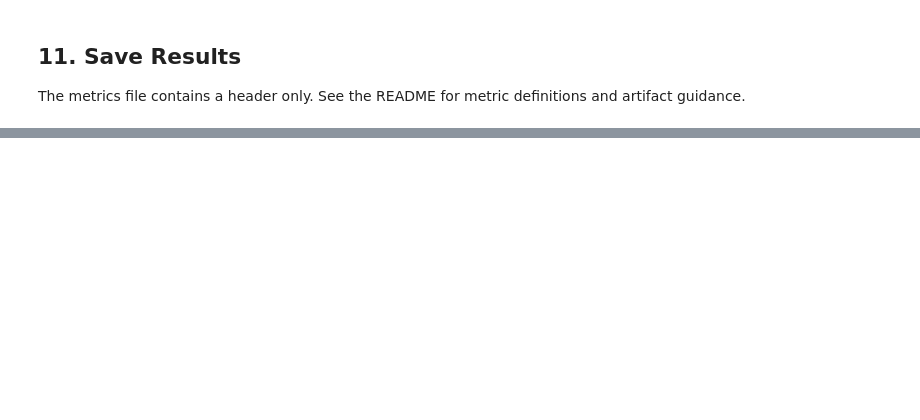
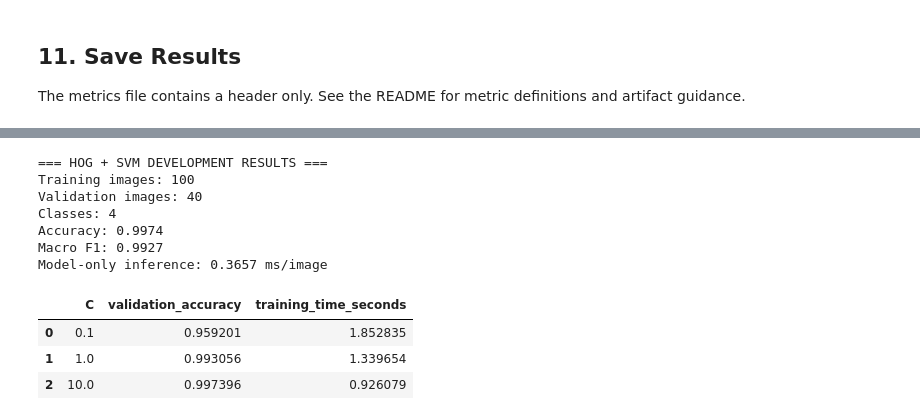
Before and after one commit to Davy-Chu/CP467GroupProject, a Jupyter notebook: notebooks/01_hog_svm.ipynb, the cells around one changed output, grey strips where cells are left out. Saved outputs shown, nothing was run; the diff lists cells and outputs as text; code cells hidden in the pictures; blank space fills up the shorter version.

```diff
--- a/notebooks/01_hog_svm.ipynb
+++ b/notebooks/01_hog_svm.ipynb
@@ -820,0 +899,22 @@ else:
+# %%
+print("=== HOG + SVM DEVELOPMENT RESULTS ===")
+print(f"Training images: {len(small_train)}")
+print(f"Validation images: {len(small_val)}")
+print(f"Classes: {len(np.unique(y_train))}")
+print(f"Accuracy: {svm_metrics['accuracy']:.4f}")
+print(f"Macro F1: {svm_metrics['macro_f1']:.4f}")
+print(f"Model-only inference: {svm_metrics['average_inference_seconds'] * 1000:.4f} ms/image")
+
+display(svm_results)
+# %% [output]
+=== HOG + SVM DEVELOPMENT RESULTS ===
+Training images: 100
+Validation images: 40
+Classes: 4
+Accuracy: 0.9974
+Macro F1: 0.9927
+Model-only inference: 0.3657 ms/image
+|  | C | validation_accuracy | training_time_seconds |
+| 0 | 0.1 | 0.959201 | 1.852835 |
+| 1 | 1.0 | 0.993056 | 1.339654 |
+| 2 | 10.0 | 0.997396 | 0.926079 |
```
Also changed, not shown: parts of 9 cells of this notebook.
